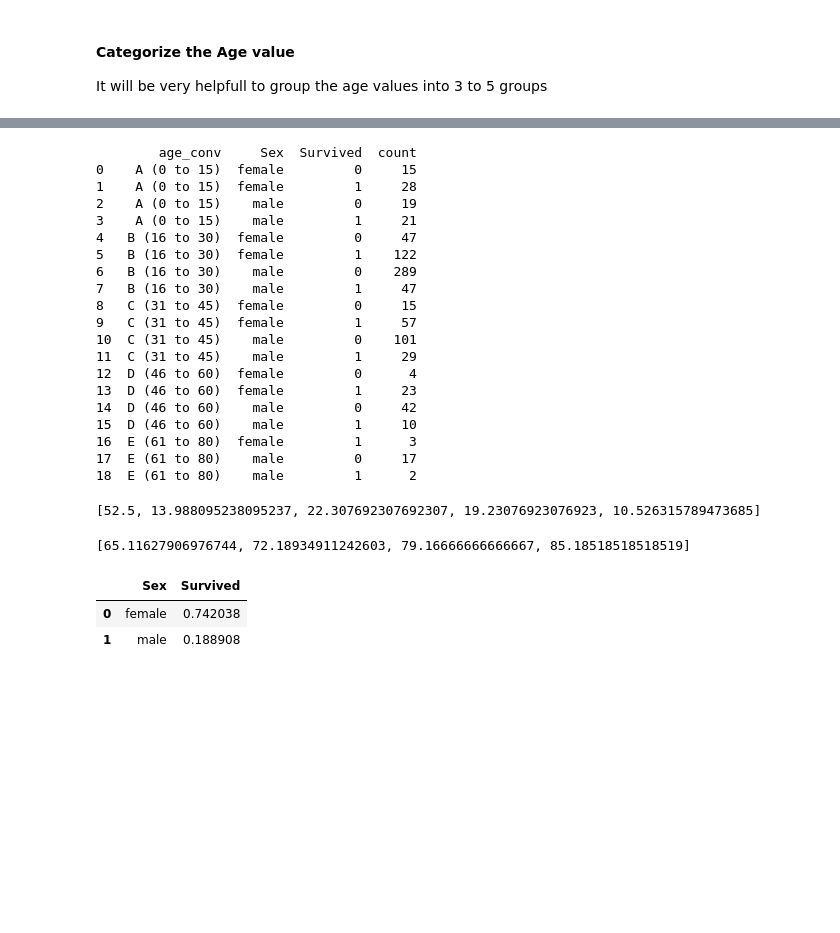
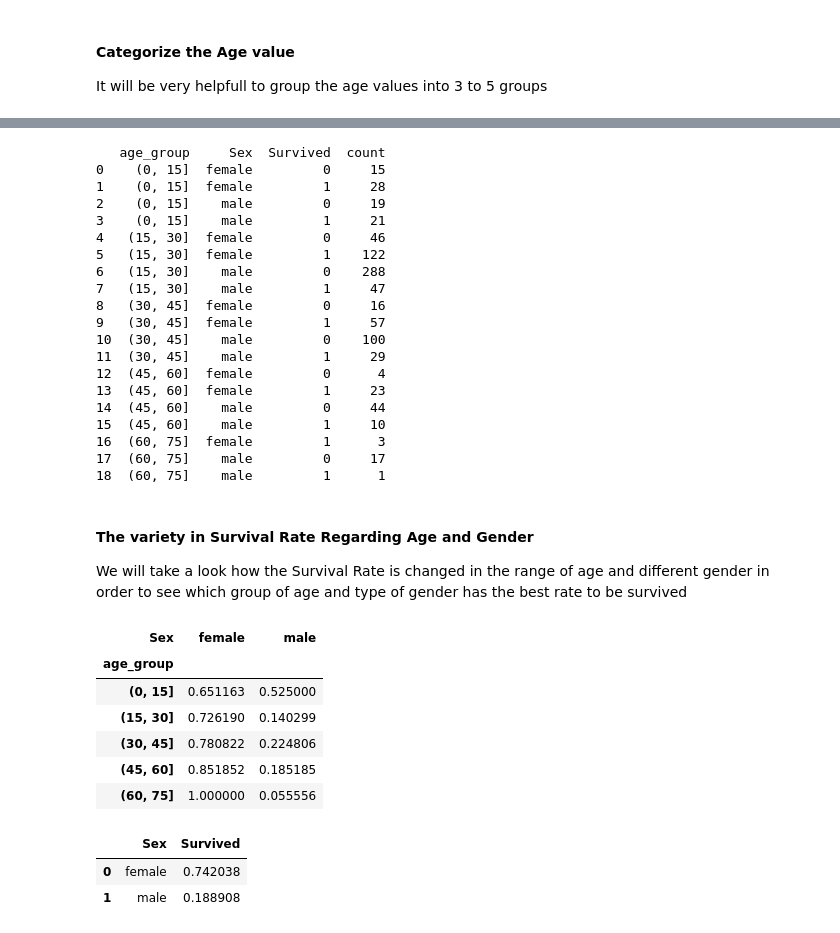
Before and after one commit to Alkhoraif/titanic_dand, a Jupyter notebook: dand_titanic_p2.ipynb, the cells around one changed output, grey strips where cells are left out. Drawn from its saved outputs; the diff is of its cells as text; code cells hidden in the pictures; blank space fills up the shorter version.

```diff
--- a/dand_titanic_p2.ipynb
+++ b/dand_titanic_p2.ipynb
@@ -267,53 +276,43 @@ print df
 # %%
 # printing the number of passenger who survived or died
 # for each group with different gender
-df = data.groupby(['age_conv', 'Sex', 'Survived']).size().reset_index().rename(columns={0:'count'})
+df = data.groupby(['age_group', 'Sex', 'Survived']).size().reset_index().rename(columns={0:'count'})
 print df
 # %% [output]
-        age_conv     Sex  Survived  count
-0    A (0 to 15)  female         0     15
-1    A (0 to 15)  female         1     28
-2    A (0 to 15)    male         0     19
-3    A (0 to 15)    male         1     21
-4   B (16 to 30)  female         0     47
-5   B (16 to 30)  female         1    122
-6   B (16 to 30)    male         0    289
-7   B (16 to 30)    male         1     47
-8   C (31 to 45)  female         0     15
-9   C (31 to 45)  female         1     57
-10  C (31 to 45)    male         0    101
-11  C (31 to 45)    male         1     29
-12  D (46 to 60)  female         0      4
-13  D (46 to 60)  female         1     23
-14  D (46 to 60)    male         0     42
-15  D (46 to 60)    male         1     10
-16  E (61 to 80)  female         1      3
-17  E (61 to 80)    male         0     17
-18  E (61 to 80)    male         1      2
+   age_group     Sex  Survived  count
+0    (0, 15]  female         0     15
+1    (0, 15]  female         1     28
+2    (0, 15]    male         0     19
+3    (0, 15]    male         1     21
+4   (15, 30]  female         0     46
+5   (15, 30]  female         1    122
+6   (15, 30]    male         0    288
+7   (15, 30]    male         1     47
+8   (30, 45]  female         0     16
+9   (30, 45]  female         1     57
+10  (30, 45]    male         0    100
+11  (30, 45]    male         1     29
+12  (45, 60]  female         0      4
+13  (45, 60]  female         1     23
+14  (45, 60]    male         0     44
+15  (45, 60]    male         1     10
+16  (60, 75]  female         1      3
+17  (60, 75]    male         0     17
+18  (60, 75]    male         1      1
-# %%
-# the male survival rate percentage
-xr = [2,6,10,14,17]
-y =[]
-for i in xr:
-    r = i
-    z = r + 1
-    y.append(100 * float(df['count'][z])/(df['count'][r]+df['count'][z]))
-
-print y
-# %% [output]
-[52.5, 13.988095238095237, 22.307692307692307, 19.23076923076923, 10.526315789473685]
-# %%
-# the feamle survival rate percentage
-xr = [0,4,8,12]
-y =[]
-for i in xr:
-    r = i
-    z = r + 1
-    y.append(100 * float(df['count'][z])/(df['count'][r]+df['count'][z]))
-
-print y
-# %% [output]
-[65.11627906976744, 72.18934911242603, 79.16666666666667, 85.18518518518519]
+# %% [markdown]
+#### The variety in Survival Rate Regarding Age and Gender
+We will take a look how the Survival Rate is changed in the range of age and different gender in order to see which group of age and type of gender has the best rate to be survived
+# %%
+# the male and feamle survival rate
+data.groupby(['age_group','Sex'])['Survived'].mean().unstack()
+# %% [output]
+| Sex | female | male |
+| age_group |  |  |
+| (0, 15] | 0.651163 | 0.525000 |
+| (15, 30] | 0.726190 | 0.140299 |
+| (30, 45] | 0.780822 | 0.224806 |
+| (45, 60] | 0.851852 | 0.185185 |
+| (60, 75] | 1.000000 | 0.055556 |
 # %%
 # the overall survival rate of male and female passengers
 data[['Sex', 'Survived']].groupby(['Sex'], as_index=False).mean().sort_values(by='Survived', ascending=False)
```
Also changed, not shown: parts of 13 cells of this notebook.
